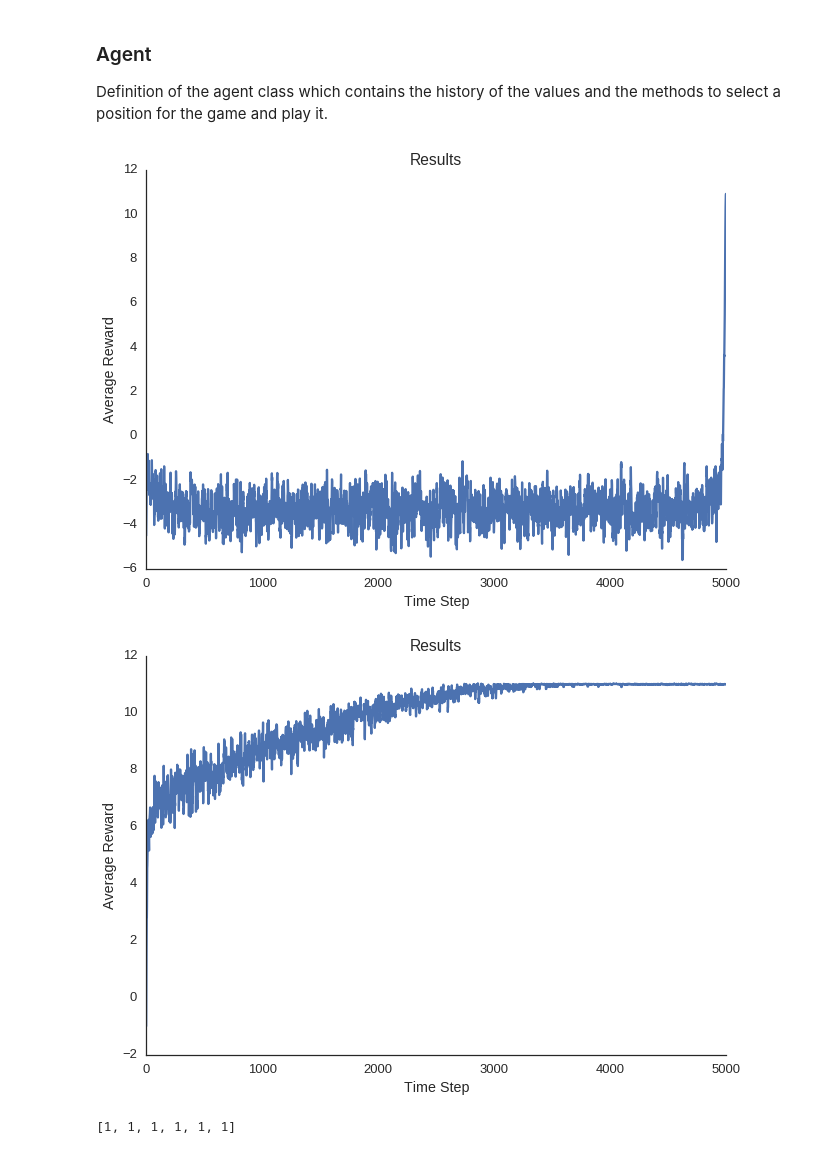
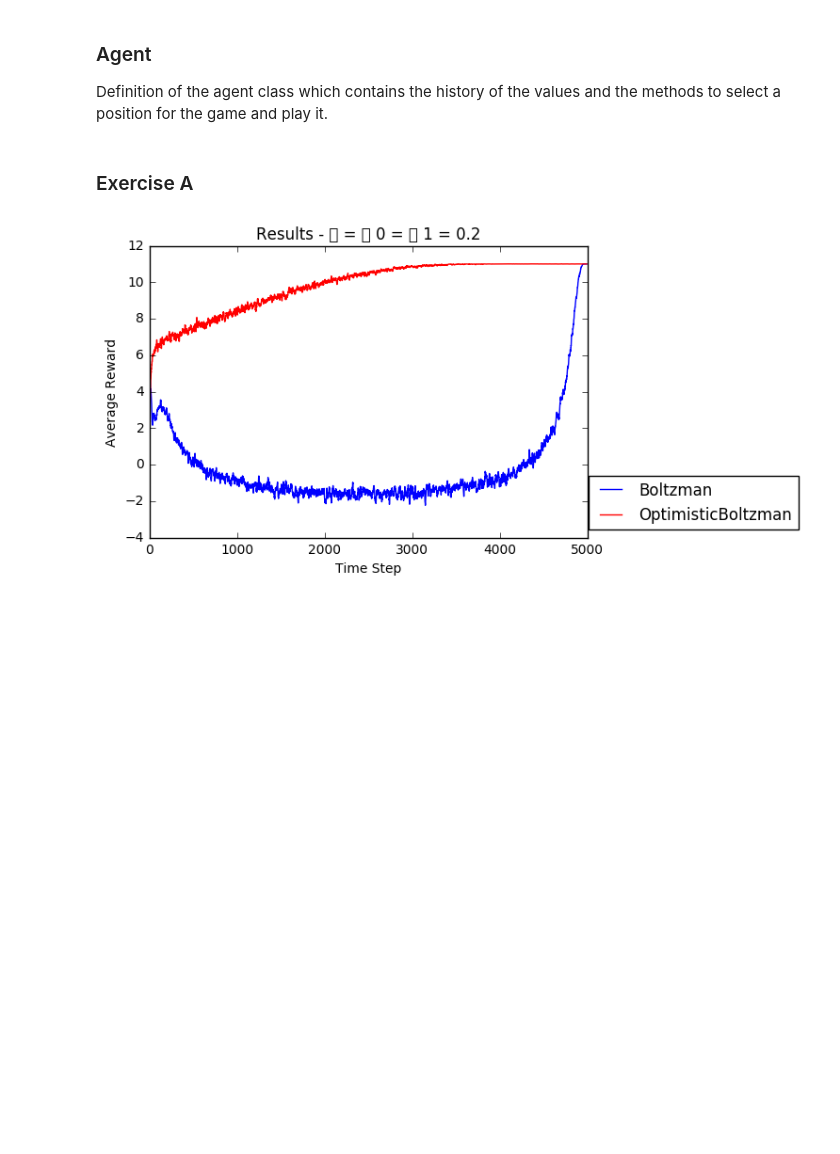
Before and after one commit to fabioanh/stochastic-climbing-game, a Jupyter notebook: stochastic-climbing-game.ipynb, the cells around one changed output. Cells and saved outputs as stored; diff of their text form; code cells hidden in the pictures; blank space fills up the shorter version.

Commit message:
Pre-Final version. Functional charts, check if adding seaborn is worth it for the style of the charts and re-generate them or just leave them like that

```diff
--- a/stochastic-climbing-game.ipynb
+++ b/stochastic-climbing-game.ipynb
@@ -244,36 +259,38 @@ class OptimisticBoltzmannJointActionLearner(Agent):
+# %% [markdown]
+### Exercise A
 # %%
 sigma = 0.2
 sigma0 = 0.2
 sigma1 = 0.2
 
 iterations = 5000
-experiments = 1000 # Used to compute an average of the iterations and smooth the final charts
+experiments = 500 # Used to compute an average of the iterations and smooth the final charts
 
 game_values = [[(11, sigma0), (-30, sigma), (0, sigma)],
               [(-30, sigma), (7, sigma1), (6, sigma)],
               [(0, sigma), (0, sigma), (5, sigma)]]
 
 agent1 = BoltzmannJointActionLearner(None, iterations)
 agent2 = BoltzmannJointActionLearner(None, iterations)
 
 game = Game(game_values, iterations, agent1, agent2)
-game.run_joint(100)
+game.run_joint(experiments)
 
-game.plot_agents_avg_reward()
-
+values_boltzman = moving_average((game.history_values_agent1
+                                  + game.history_values_agent2) / 2, 10)
 
 agent1 = OptimisticBoltzmannJointActionLearner(None, iterations)
 agent2 = OptimisticBoltzmannJointActionLearner(None, iterations)
 
 game = Game(game_values, iterations, agent1, agent2)
-game.run_joint(100)
+game.run_joint(experiments)
 
-game.plot_agents_avg_reward()
+values_optimistic_boltzman = moving_average((game.history_values_agent1
+                                             + game.history_values_agent2) / 2, 10)
+
+plot_agents_avg_reward('Results - \u03A3 = \u03A3 0 = \u03A3 1 = {}'.format(sigma),
+                       [values_boltzman, values_optimistic_boltzman],
+                       ['b-', 'r-'],
+                       ['Boltzman', 'OptimisticBoltzman'])
 # %% [output]
-[figure, old version]
+[figure, new version]
-[figure, removed]
-# %%
-listt = [1, 1, 1]
-print(listt + listt)
-# %% [output]
-[1, 1, 1, 1, 1, 1]
```
Also changed, not shown: parts of 10 cells of this notebook.
